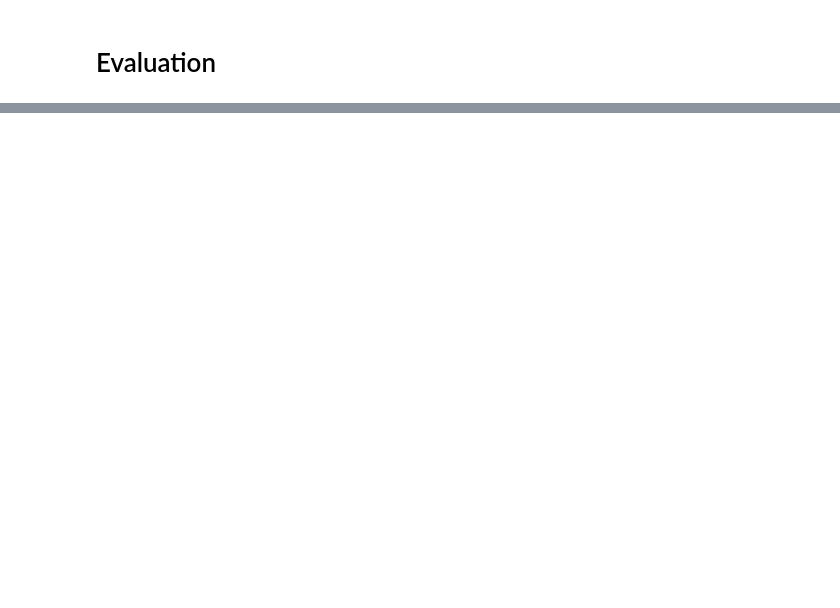
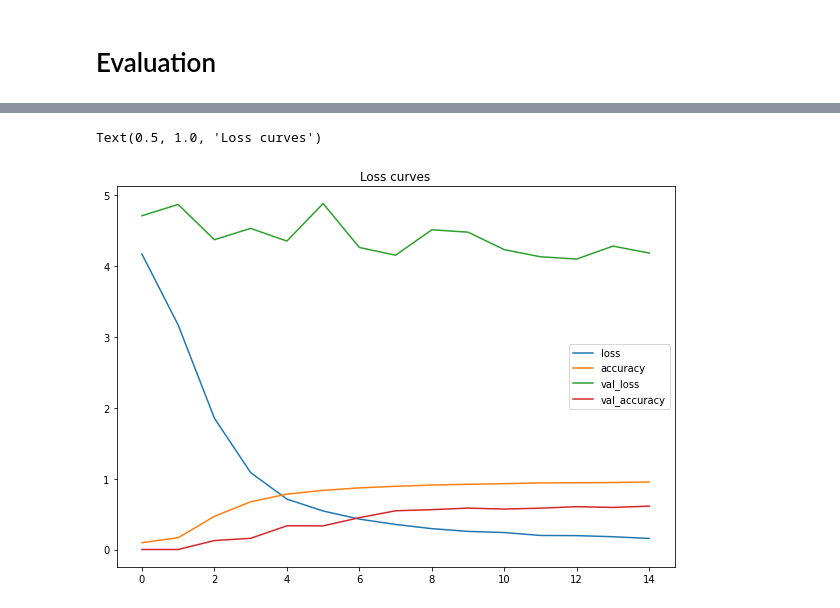
Before and after one commit to SimeonHristov99/AI_Traffic_Sign_Classifier_Tensorflow, a Jupyter notebook: traffic_sign_recognition.ipynb, the cells around one changed output, grey strips where cells are left out. Cells and saved outputs as stored; diff of their text form; code cells hidden in the pictures; blank space fills up the shorter version.

```diff
--- a/traffic_sign_recognition.ipynb
+++ b/traffic_sign_recognition.ipynb
@@ -131,32 +129,22 @@ plt.show()
 # %%
 input_shape = X_train_batch[0].shape
 
-# model = keras.Sequential([
-#  keras.layers.Conv2D(filters=8, kernel_size=3, activation='relu', padding='same', input_shape=input_shape),
-#  keras.layers.MaxPool2D(),
-#  keras.layers.Conv2D(filters=16, kernel_size=3, activation='relu', padding='same'),
-#  keras.layers.MaxPool2D(),
-#  keras.layers.Flatten(),
-#  keras.layers.Dropout(0.5),
-#  keras.layers.Dense(units=CLASSES, activation='softmax')
-# ])
-
-model = keras.models.Sequential([ # lenet_5_model
-    keras.layers.Conv2D(16, kernel_size=5, strides=1,  activation='relu', input_shape=input_shape, padding='same'), #C1
-    keras.layers.Conv2D(16, kernel_size=5, strides=1,  activation='relu', padding='same'),
-    keras.layers.Conv2D(16, kernel_size=5, strides=1,  activation='relu', padding='same'),
+model = keras.models.Sequential([ # modified lenet_5
+    keras.layers.Conv2D(16, kernel_size=5, activation='relu', padding='same', input_shape=input_shape),
+    keras.layers.Conv2D(16, kernel_size=5, activation='relu', padding='same'),
+    keras.layers.Conv2D(16, kernel_size=5, activation='relu', padding='same'),
     keras.layers.BatchNormalization(),
-    keras.layers.MaxPool2D(), #S2
+    keras.layers.MaxPool2D(),
     keras.layers.Dropout(0.3),
-    keras.layers.Conv2D(32, kernel_size=5, strides=1, activation='relu', padding='same'),
-    keras.layers.Conv2D(32, kernel_size=5, strides=1, activation='relu', padding='same'),
-    keras.layers.Conv2D(32, kernel_size=5, strides=1, activation='relu', padding='same'),
+    keras.layers.Conv2D(32, kernel_size=5, activation='relu', padding='same'),
+    keras.layers.Conv2D(32, kernel_size=5, activation='relu', padding='same'),
+    keras.layers.Conv2D(32, kernel_size=5, activation='relu', padding='same'),
     keras.layers.BatchNormalization(),
-    keras.layers.MaxPool2D(), #S4
+    keras.layers.MaxPool2D(),
     keras.layers.Dropout(0.3),
-    keras.layers.Flatten(), #Flatten
+    keras.layers.Flatten(),
     keras.layers.Dropout(0.85),
-    keras.layers.Dense(CLASSES, activation='softmax') #Output layer
+    keras.layers.Dense(CLASSES, activation='softmax')
 ])
 
 model.compile(
@@ -187,7 +175,7 @@ _________________________________________________________________
 # %% [markdown]
 # Training
 # %%
-model.fit(
+history = model.fit(
     x=train_generator,
     validation_data=val_generator,
     steps_per_epoch = train_generator.samples // BATCH_SIZE,
@@ -250,3 +231,9 @@ array([[  0,  33,   0, ...,   1,  14,   0],
+# %%
+pd.DataFrame(history.history).plot(figsize=(10, 7))
+plt.title('Loss curves')
+# %% [output]
+Text(0.5, 1.0, 'Loss curves')
+[figure, added]
 # %%
 model.evaluate(test_generator)
 # %% [output]
```
Also changed, not shown: parts of 18 cells of this notebook.
